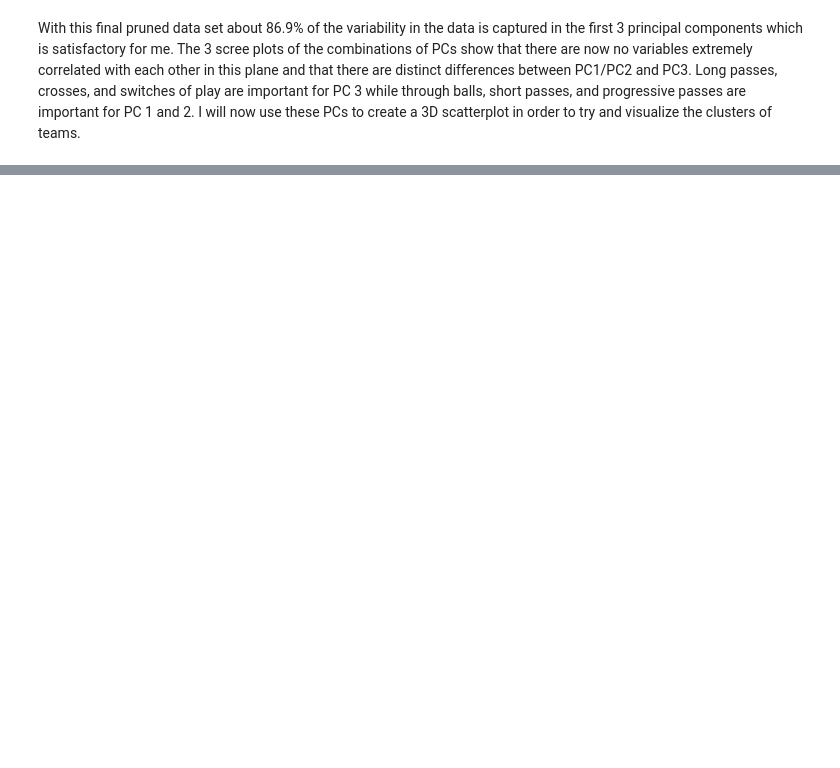
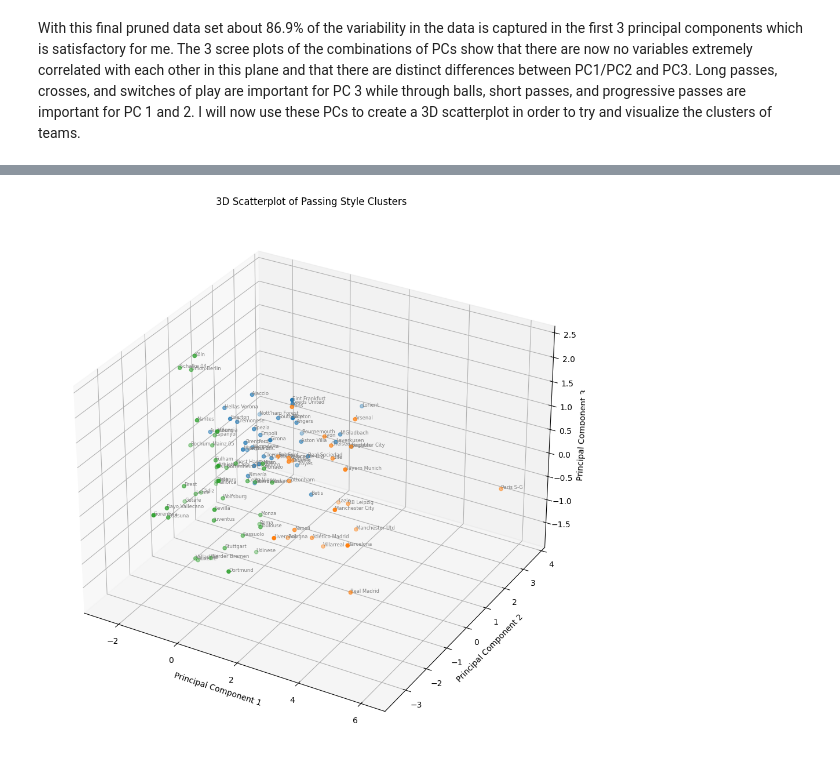
Before and after one commit to Owenp25/-Top-5-Football-Leagues-Clustering-Analysis, a Jupyter notebook: Top_5_Football_Leagues_Clustering_Teams_by_Passing_Play_Style.ipynb, the cells around one changed output, grey strips where cells are left out. Cells and saved outputs as stored; diff of their text form; code cells hidden in the pictures; blank space fills up the shorter version.

```diff
--- a/Top_5_Football_Leagues_Clustering_Teams_by_Passing_Play_Style.ipynb
+++ b/Top_5_Football_Leagues_Clustering_Teams_by_Passing_Play_Style.ipynb
@@ -1027,0 +1051,54 @@ With this final pruned data set about 86.9% of the variability in the data is ca
+# %%
+num_clusters = 3
+kmeans = KMeans(n_clusters=num_clusters, random_state=42)
+kmeans.fit(top5_pass_style_pca_2)
+
+# obtain cluster labels for each team
+cluster_labels = kmeans.labels_
+# %%
+from mpl_toolkits.mplot3d import Axes3D
+
+# get squad names to use as text labels
+labels = top5_pass['Squad'].values
+
+# 3D scatterplot of clusters
+x = pc_df['PC1']
+y = pc_df['PC2']
+z = pc_df['PC3']
+
+# plot each point colored by the respective cluster
+fig = plt.figure(figsize=(12,12))
+ax = fig.add_subplot(111, projection = '3d')
+for cluster_id in range(num_clusters):
+    ax.scatter(
+        top5_pass_style_pca_2[cluster_labels == cluster_id, 0],
+        top5_pass_style_pca_2[cluster_labels == cluster_id, 1],
+        top5_pass_style_pca_2[cluster_labels == cluster_id, 2],
+        label=f'Cluster {cluster_id}',
+        cmap='viridis',
+    )
+
+# print the squad names next to each point
+texts = []
+for i in range(len(top5_pass_style_pca_2)):
+    texts.append(
+        ax.text(
+            top5_pass_style_pca_2[i, 0],
+            top5_pass_style_pca_2[i, 1],
+            top5_pass_style_pca_2[i, 2],
+            labels[i],
+            fontsize=6,
+            color='grey',
+        )
+    )
+
+# adjust the text locations
+# adjust_text(texts, arrowprops=dict(arrowstyle='-', color='grey', lw=0.5))
+
+ax.set_xlabel('Principal Component 1')
+ax.set_ylabel('Principal Component 2')
+ax.set_zlabel('Principal Component 3')
+plt.title('3D Scatterplot of Passing Style Clusters')
+plt.show()
+# %% [output]
+[figure, added]
```
Also changed, not shown: parts of 6 cells of this notebook.
